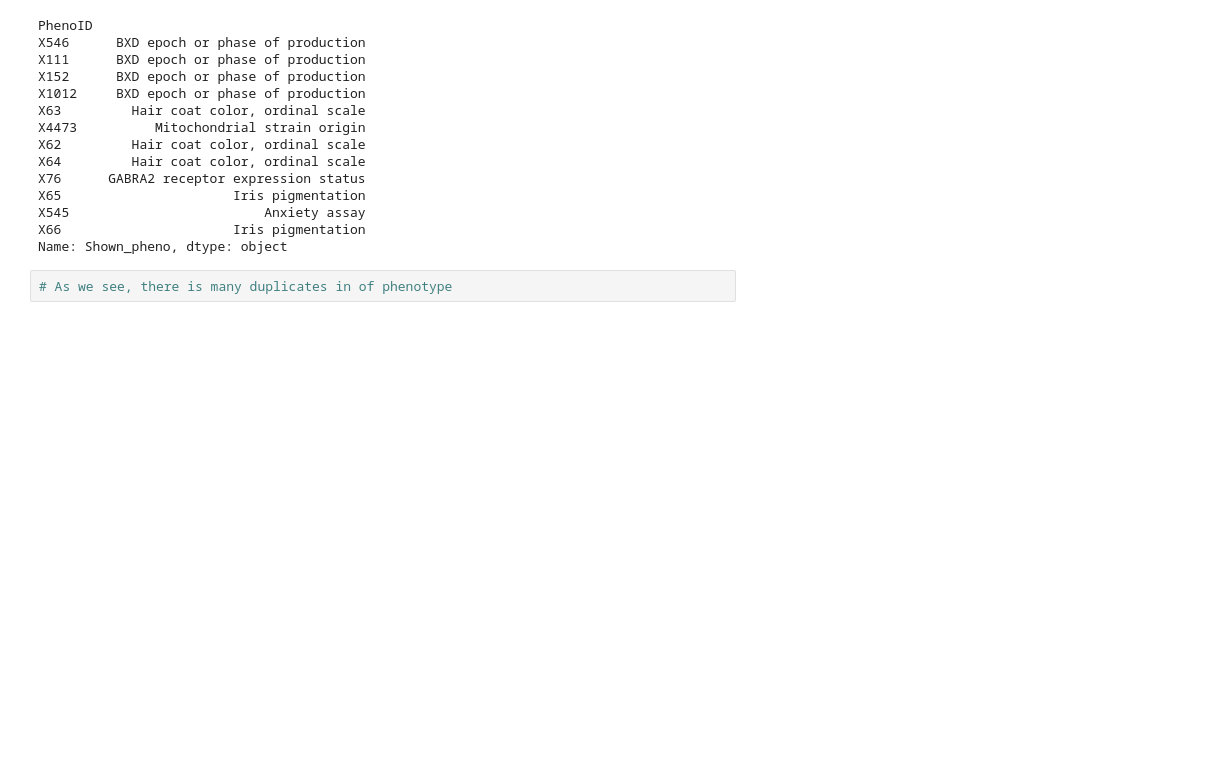
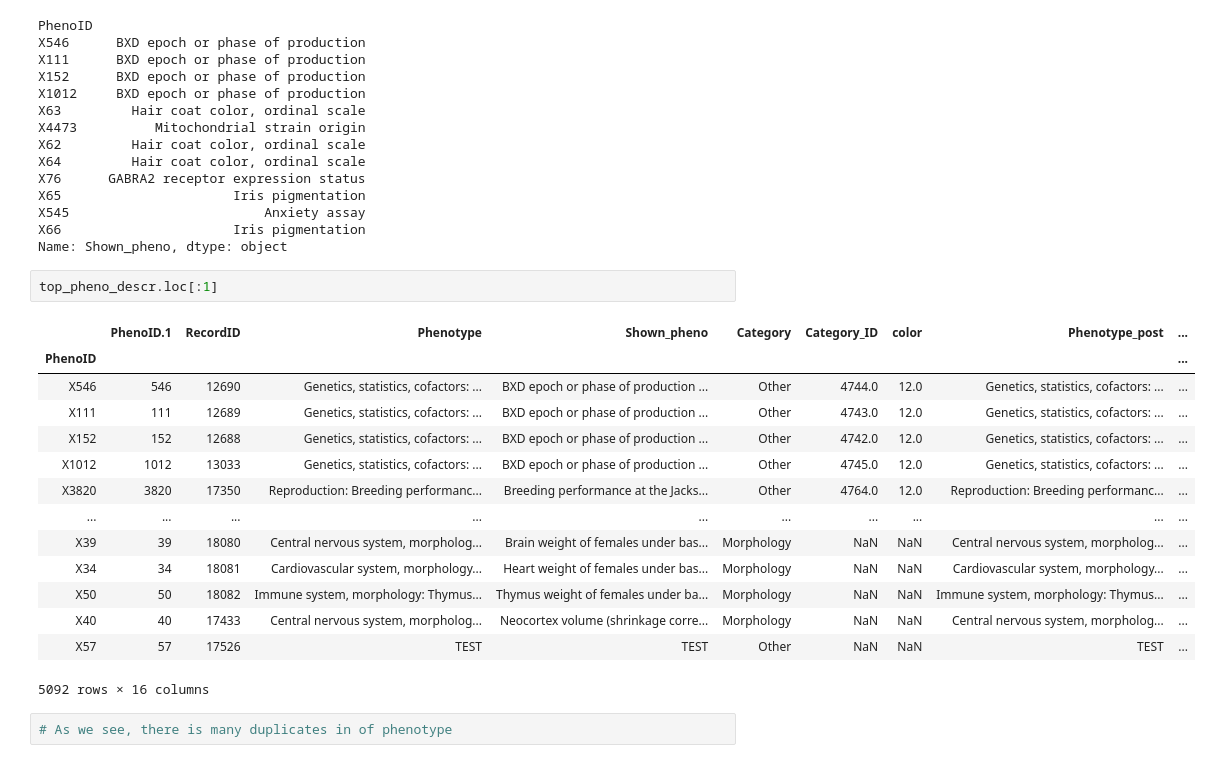
Before and after one commit to raphaelreiss/Network_tour_of_mice_genetics, a Jupyter notebook: Graph_Analysis_Mice_Genetics.ipynb, the cells around one changed output. Saved outputs shown, nothing was run; the diff lists cells and outputs as text; blank space fills up the shorter version.

```diff
--- a/Graph_Analysis_Mice_Genetics.ipynb
+++ b/Graph_Analysis_Mice_Genetics.ipynb
@@ -174,6 +174,23 @@ X65                      Iris pigmentation
 X545                         Anxiety assay
 X66                      Iris pigmentation
 Name: Shown_pheno, dtype: object
+# %%
+top_pheno_descr.loc[:1]
+# %% [output]
+|  | PhenoID.1 | RecordID | Phenotype | Shown_pheno | Category | Category_ID | color | Phenotype_post | ... |
+| PhenoID |  |  |  |  |  |  |  |  | ... |
+| X546 | 546 | 12690 | Genetics, statistics, cofactors: ... | BXD epoch or phase of production ... | Other | 4744.0 | 12.0 | Genetics, statistics, cofactors: ... | ... |
+| X111 | 111 | 12689 | Genetics, statistics, cofactors: ... | BXD epoch or phase of production ... | Other | 4743.0 | 12.0 | Genetics, statistics, cofactors: ... | ... |
+| X152 | 152 | 12688 | Genetics, statistics, cofactors: ... | BXD epoch or phase of production ... | Other | 4742.0 | 12.0 | Genetics, statistics, cofactors: ... | ... |
+| X1012 | 1012 | 13033 | Genetics, statistics, cofactors: ... | BXD epoch or phase of production ... | Other | 4745.0 | 12.0 | Genetics, statistics, cofactors: ... | ... |
+| X3820 | 3820 | 17350 | Reproduction: Breeding performanc... | Breeding performance at the Jacks... | Other | 4764.0 | 12.0 | Reproduction: Breeding performanc... | ... |
+| ... | ... | ... | ... | ... | ... | ... | ... | ... | ... |
+| X39 | 39 | 18080 | Central nervous system, morpholog... | Brain weight of females under bas... | Morphology | NaN | NaN | Central nervous system, morpholog... | ... |
+| X34 | 34 | 18081 | Cardiovascular system, morphology... | Heart weight of females under bas... | Morphology | NaN | NaN | Cardiovascular system, morphology... | ... |
+| X50 | 50 | 18082 | Immune system, morphology: Thymus... | Thymus weight of females under ba... | Morphology | NaN | NaN | Immune system, morphology: Thymus... | ... |
+| X40 | 40 | 17433 | Central nervous system, morpholog... | Neocortex volume (shrinkage corre... | Morphology | NaN | NaN | Central nervous system, morpholog... | ... |
+| X57 | 57 | 17526 | TEST | TEST | Other | NaN | NaN | TEST | ... |
+5092 rows × 16 columns
 # %%
 # As we see, there is many duplicates in of phenotype
 # %%
```
Also changed, not shown: 2 other files.
